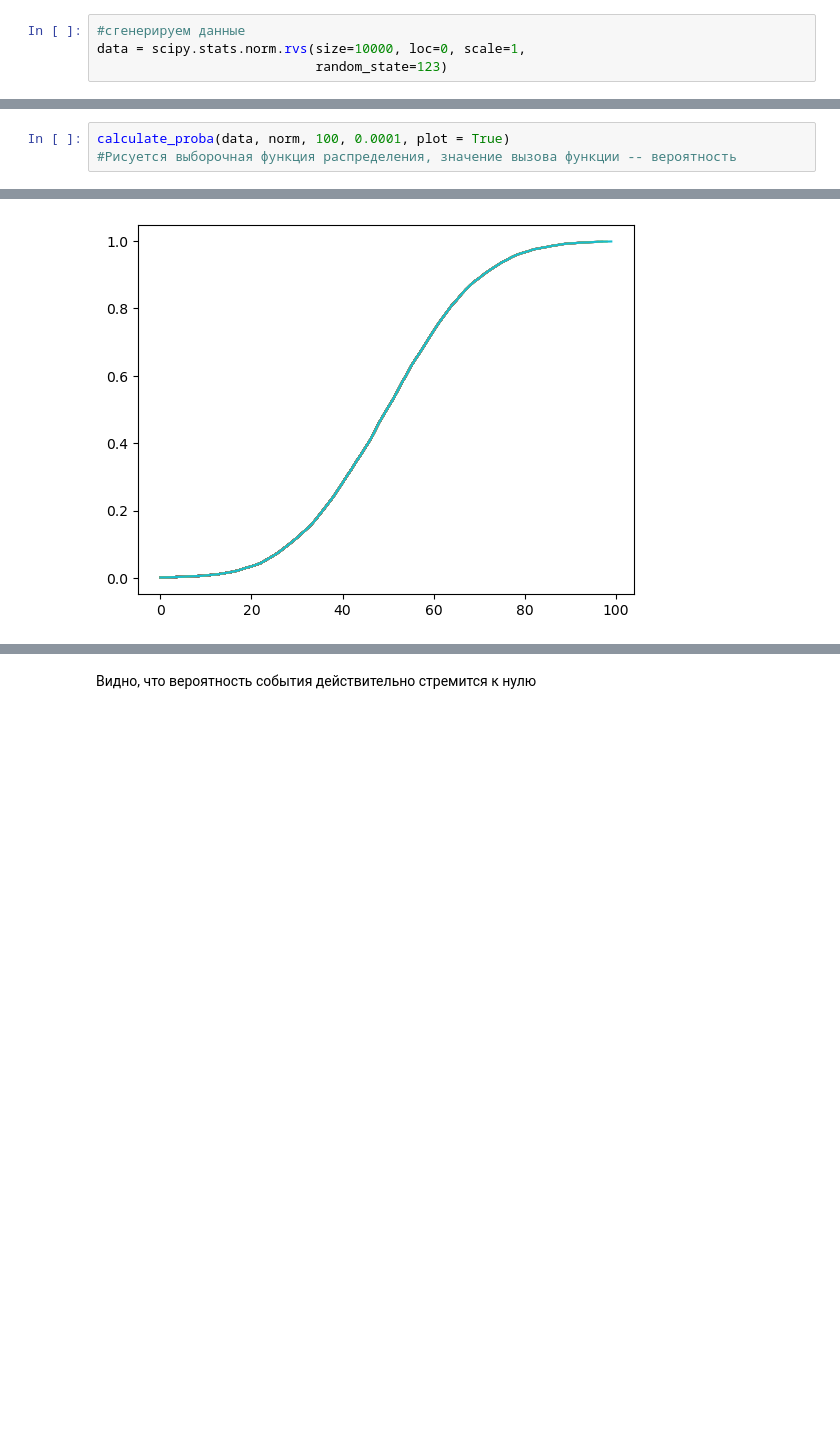
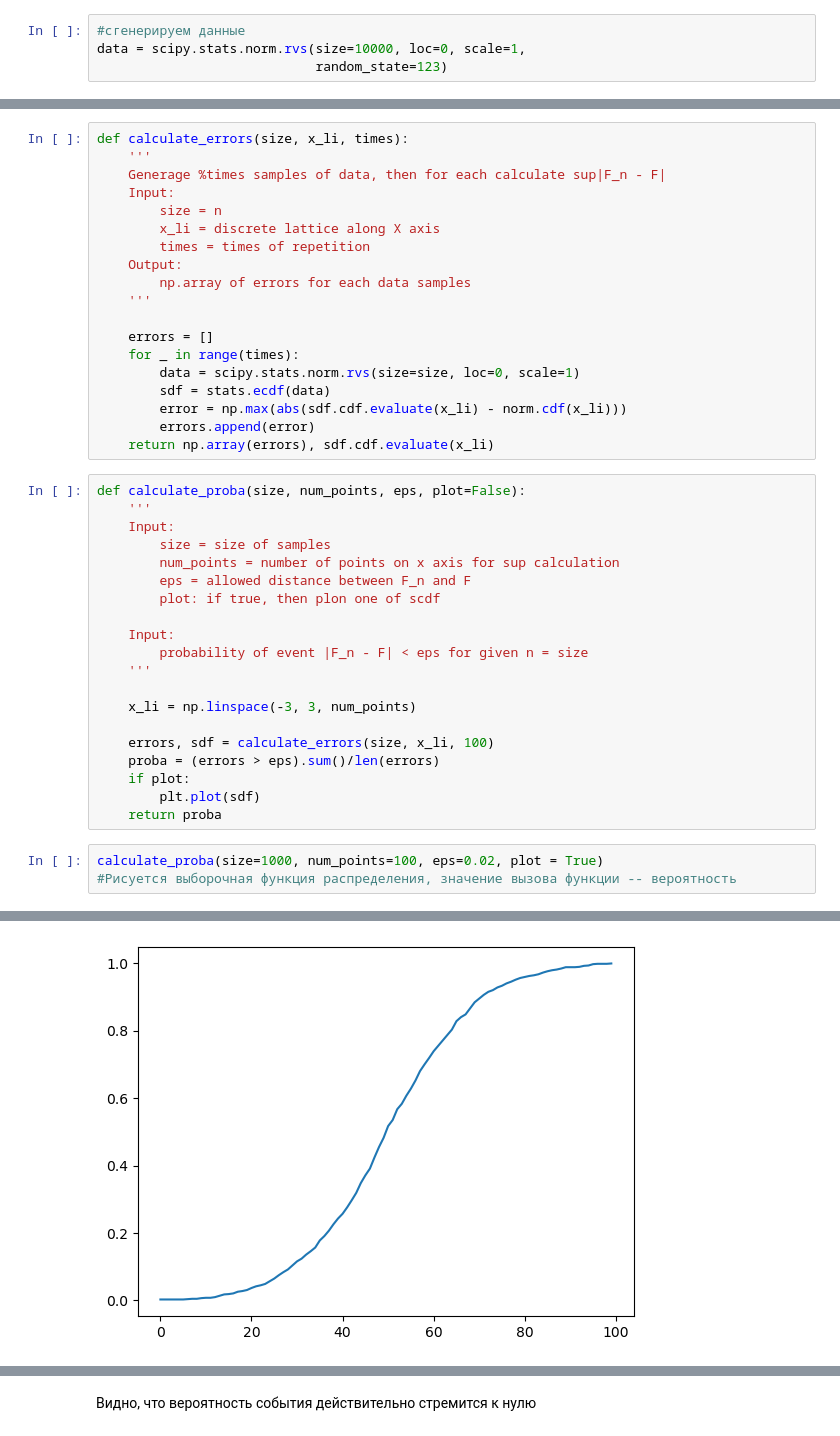
Before and after one commit to Revelia/HSE-mathematical-statistics-HW, a Jupyter notebook: HW1.ipynb, the cells around one changed output, grey strips where cells are left out. Drawn from its saved outputs; the diff is of its cells as text; blank space fills up the shorter version.

```diff
--- a/HW1.ipynb
+++ b/HW1.ipynb
@@ -41,4 +29,43 @@ def calculate_proba(samples, dist, num_points, eps, plot=False):
+# %%
+def calculate_errors(size, x_li, times):
+    '''
+    Generage %times samples of data, then for each calculate sup|F_n - F|
+    Input:
+        size = n
+        x_li = discrete lattice along X axis
+        times = times of repetition
+    Output:
+        np.array of errors for each data samples
+    '''
+
+    errors = []
+    for _ in range(times):
+        data = scipy.stats.norm.rvs(size=size, loc=0, scale=1)
+        sdf = stats.ecdf(data)
+        error = np.max(abs(sdf.cdf.evaluate(x_li) - norm.cdf(x_li)))
+        errors.append(error)
+    return np.array(errors), sdf.cdf.evaluate(x_li)
+# %%
+def calculate_proba(size, num_points, eps, plot=False):
+    '''
+    Input:
+        size = size of samples
+        num_points = number of points on x axis for sup calculation
+        eps = allowed distance between F_n and F
+        plot: if true, then plon one of scdf
+
+    Input:
+        probability of event |F_n - F| < eps for given n = size
+    '''
+
+    x_li = np.linspace(-3, 3, num_points)
+
+    errors, sdf = calculate_errors(size, x_li, 100)
+    proba = (errors > eps).sum()/len(errors)
+    if plot:
+        plt.plot(sdf)
+    return proba
 # %%
-calculate_proba(data, norm, 100, 0.0001, plot = True)
+calculate_proba(size=1000, num_points=100, eps=0.02, plot = True)
 #Рисуется выборочная функция распределения, значение вызова функции -- вероятность
 # %% [output]
@@ -46,2 +73,2 @@ calculate_proba(data, norm, 100, 0.0001, plot = True)
-[figure, old version]
+[figure, new version]
 # %% [markdown]
```
Also changed, not shown: parts of 7 cells of this notebook.
